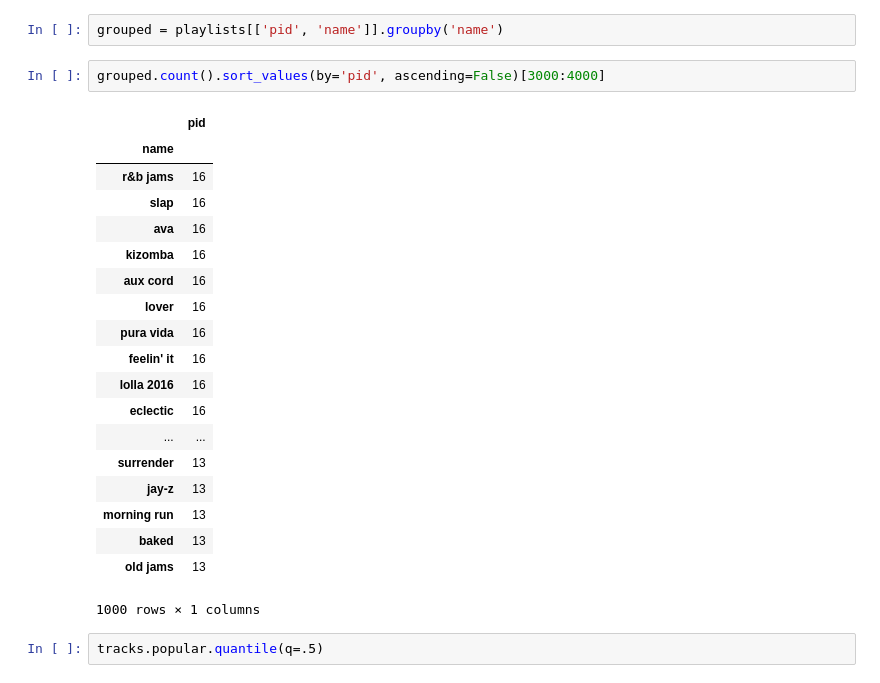
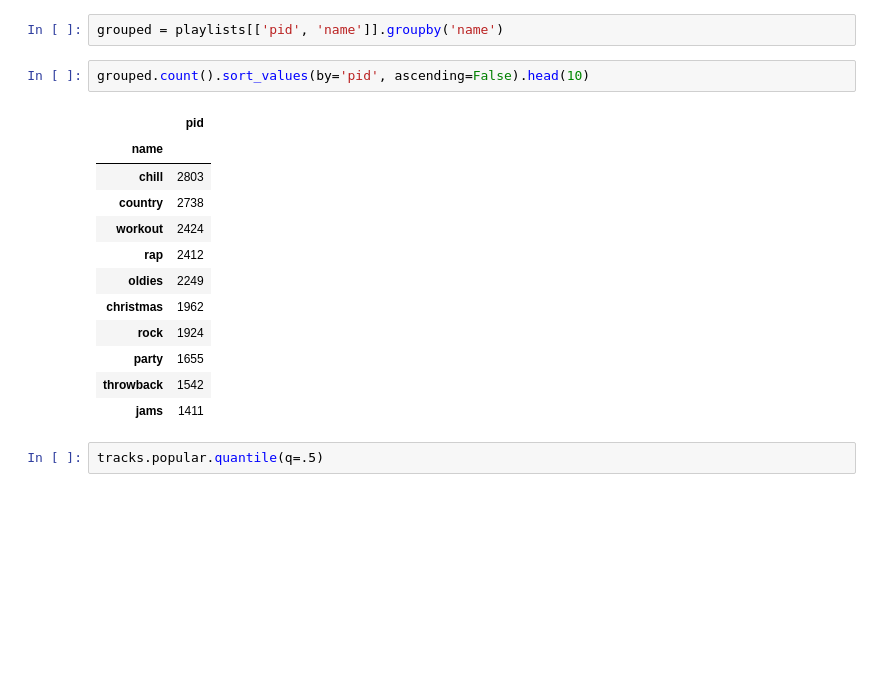
Before and after one commit to vadimfb/playlist_continuation, a Jupyter notebook: code/statistics.ipynb, the cells around one changed output. Saved outputs shown, nothing was run; the diff lists cells and outputs as text; blank space fills up the shorter version.

```diff
--- a/code/statistics.ipynb
+++ b/code/statistics.ipynb
@@ -113,27 +113,20 @@ playlists.name.unique().shape
 # %%
 grouped = playlists[['pid', 'name']].groupby('name')
 # %%
-grouped.count().sort_values(by='pid', ascending=False)[3000:4000]
+grouped.count().sort_values(by='pid', ascending=False).head(10)
 # %% [output]
 |  | pid |
 | name |  |
-| r&b jams | 16 |
-| slap | 16 |
-| ava | 16 |
-| kizomba | 16 |
-| aux cord | 16 |
-| lover | 16 |
-| pura vida | 16 |
-| feelin' it | 16 |
-| lolla 2016 | 16 |
-| eclectic | 16 |
-| ... | ... |
-| surrender | 13 |
-| jay-z | 13 |
-| morning run | 13 |
-| baked | 13 |
-| old jams | 13 |
+| chill | 2803 |
+| country | 2738 |
+| workout | 2424 |
+| rap | 2412 |
+| oldies | 2249 |
+| christmas | 1962 |
+| rock | 1924 |
+| party | 1655 |
+| throwback | 1542 |
+| jams | 1411 |
-1000 rows × 1 columns
 # %%
 tracks.popular.quantile(q=.5)
 # %% [output]
```
Also changed, not shown: parts of 11 cells of this notebook, 3 other files.
